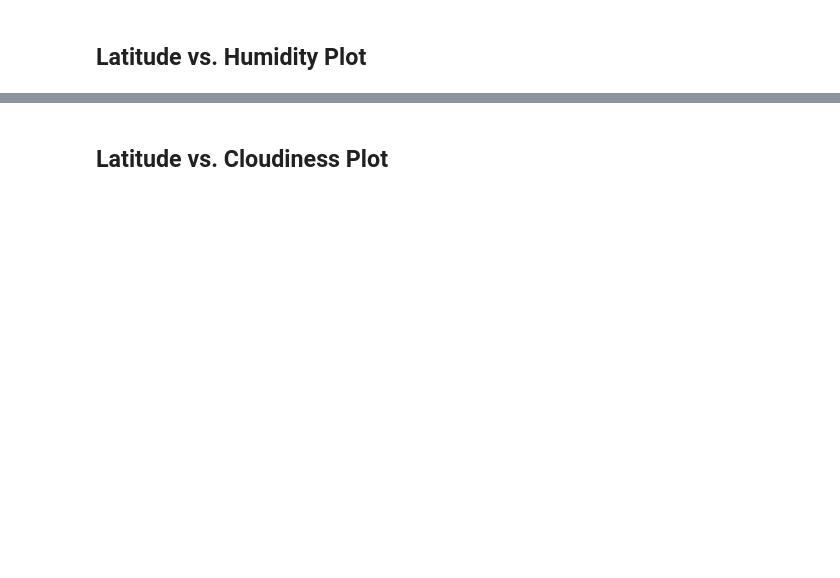
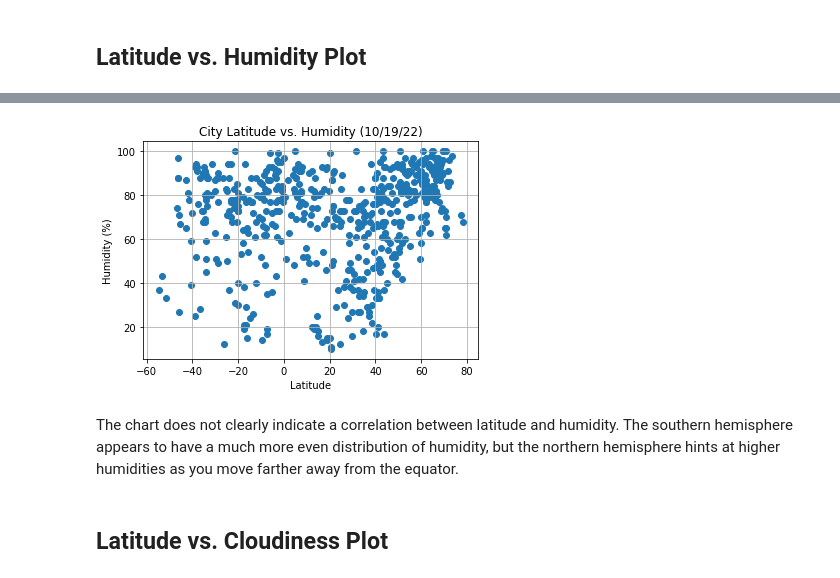
Before and after one commit to wgachugu/python-api-challenge, a Jupyter notebook: WeatherPy/WeatherPy.ipynb, the cells around one changed output, grey strips where cells are left out. Saved outputs shown, nothing was run; the diff lists cells and outputs as text; code cells hidden in the pictures; blank space fills up the shorter version.

```diff
--- a/WeatherPy/WeatherPy.ipynb
+++ b/WeatherPy/WeatherPy.ipynb
@@ -192,2 +205,21 @@ clean_city_data.head()
+# %%
+# Build a scatter plot
+plt.scatter(clean_city_data["Lat"], clean_city_data["Humidity"], marker="o")
+
+# Incorporate the other graph properties
+plt.title("City Latitude vs. Humidity (10/19/22)")
+plt.ylabel("Humidity (%)")
+plt.xlabel("Latitude")
+plt.grid(True)
+
+# Save the figure
+plt.savefig("output_data/Fig2.png")
+
+# Show plot
+plt.show()
+# %% [output]
+[figure, added]
+# %% [markdown]
+The chart does not clearly indicate a correlation between latitude and humidity. The southern hemisphere appears to have a much more even distribution of humidity, but the northern hemisphere hints at higher humidities as you move farther away from the equator.
 # %% [markdown]
 ## Latitude vs. Cloudiness Plot
```
Also changed, not shown: parts of 43 cells of this notebook, 15 other files.
